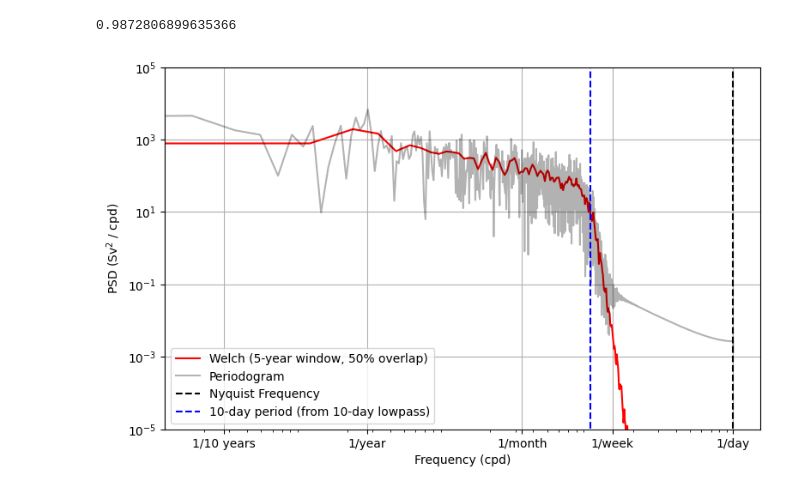
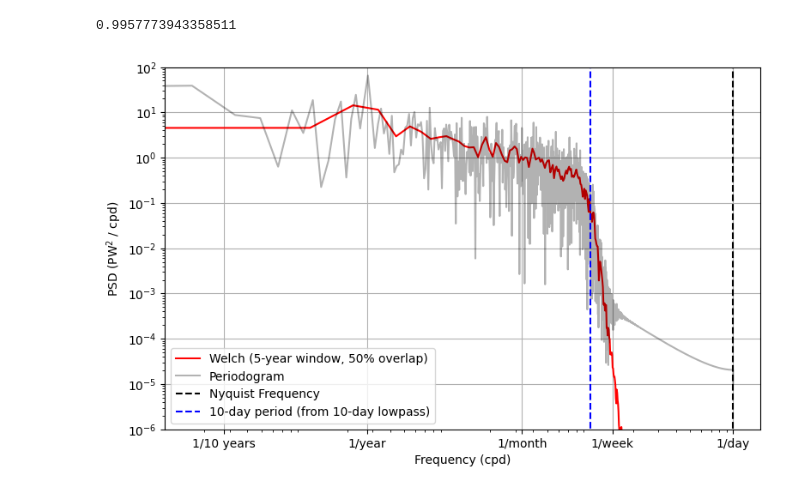
Before and after one commit to jakey244/DataAnalysis_A1, a Jupyter notebook: notebooks/spectrum.ipynb, the cells around one changed output. Cells and saved outputs as stored; diff of their text form; code cells hidden in the pictures.

```diff
--- a/notebooks/spectrum.ipynb
+++ b/notebooks/spectrum.ipynb
@@ -10,6 +10,8 @@ from spectra_filtering import analysis, spectra # sonst amocatlas.spectra_filter
 ds = read.mocha()
 
 MOC = ds["MOC"]
+MHT = ds["MHT"]
+ds
 # %% [output]
 Loading 1 MOCHA 26°N dataset(s):
   0. Johns_2023_mht_data_2020_ERA5.zip: No description available
@@ -16,4 +48,7 @@ Loading 1 MOCHA 26°N dataset(s):
 # %%
-freq, psd = spectra.raw_periodogram(MOC, dt_days = 0.5)
-freq2, psd2 = spectra.welch_psd(MOC,dt_days = 0.5,overlap = 0.5, segment_length=365*5, window = "hann")
+# freq, psd = spectra.raw_periodogram(MOC, dt_days = 0.5)
+# freq2, psd2 = spectra.welch_psd(MOC,dt_days = 0.5,overlap = 0.5, segment_length=365*5, window = "hann", mode = "zero-padding")
+
+freq, psd = spectra.raw_periodogram(MHT, dt_days = 0.5)
+freq2, psd2 = spectra.welch_psd(MHT,dt_days = 0.5,overlap = 0.5, segment_length=365*5, window = "hann", mode = "zero-padding")
 # %% [output]
@@ -32,22 +56,23 @@ Used zero-padding for last segment. Padded0 zeros.
 # %%
-spectra.parseval_ratio(MOC,freq,psd)
+spectra.parseval_ratio(MHT,freq,psd)
 # %% [output]
-0.9872806899635366
+0.9957773943358511
 # %%
 plt.figure(figsize=[8,5])
 plt.loglog(freq2,psd2, color = "red", label = "Welch (5-year window, 50% overlap)")
 plt.loglog(freq,psd, color = "k", alpha = 0.3, label = "Periodogram")
 plt.grid()
 #plt.ylim(1e-7,1e4)
 plt.xlabel("Frequency (cpd)")
-plt.ylabel(f"PSD (Sv$^2$ / cpd)")
+plt.ylabel(f"PSD (PW$^2$ / cpd)")
 plt.tight_layout()
 plt.xticks([1,1/7,1/30,1/365,1/3650], ["1/day","1/week","1/month","1/year","1/10 years"])
 plt.vlines(1,0,1e5,color = "k", ls = "--", label = "Nyquist Frequency")
 plt.vlines(1/10,0,1e5,color = "blue", ls = "--", label = "10-day period (from 10-day lowpass)")
-plt.ylim(1e-5,1e5)
+#plt.vlines(1/(365*3),0,1e5,color = "orange", ls = "--", label = "5-year period (from Welch's method)")
+plt.ylim(1e-6,1e2)
 plt.legend()
-plt.savefig("../figures/mocha_PSD.pdf")
+plt.savefig("../figures/mocha_PSD_MHT.pdf")
 plt.show()
 # %% [output]
-[figure, old version]
+[figure, new version]
```
Also changed, not shown: parts of 3 cells of this notebook, 11 other files.
